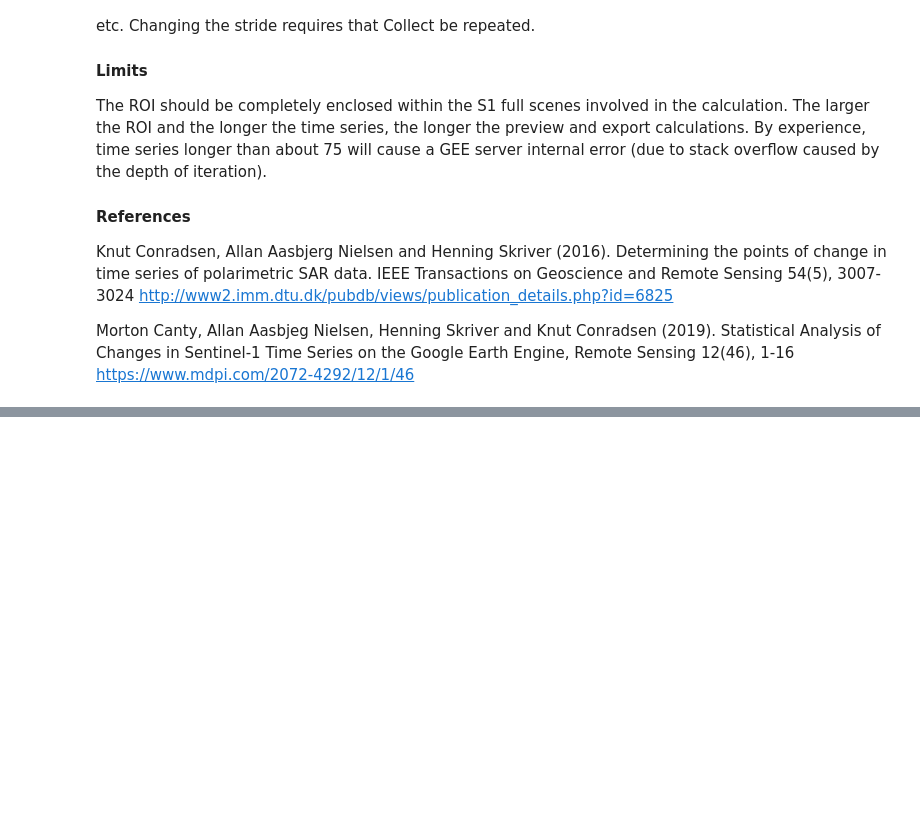
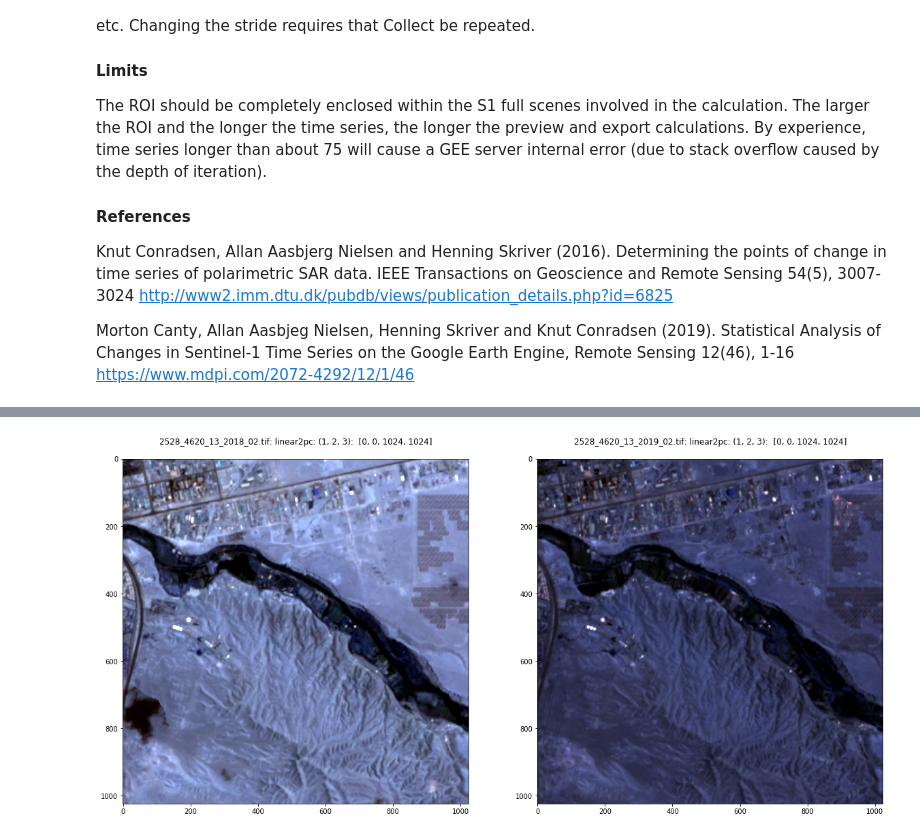
Before and after one commit to mortcanty/EESARDocker, a Jupyter notebook: src/interface.ipynb, the cells around one changed output, grey strips where cells are left out. Cells and saved outputs as stored; diff of their text form; code cells hidden in the pictures; blank space fills up the shorter version.

```diff
--- a/src/interface.ipynb
+++ b/src/interface.ipynb
@@ -89,0 +150,5 @@ ls imagery/eurosatS2
+# %%
+%run scripts/dispms -f imagery/dynearthnet/2528_4620_13/2528_4620_13_2018_02.tif -e 3 -p [1,2,3] \
+-F imagery/dynearthnet/2528_4620_13/2528_4620_13_2019_02.tif -E 3 -P [1,2,3]
+# %% [output]
+[figure, added]
```
Also changed, not shown: parts of 9 cells of this notebook, 11 other files.
